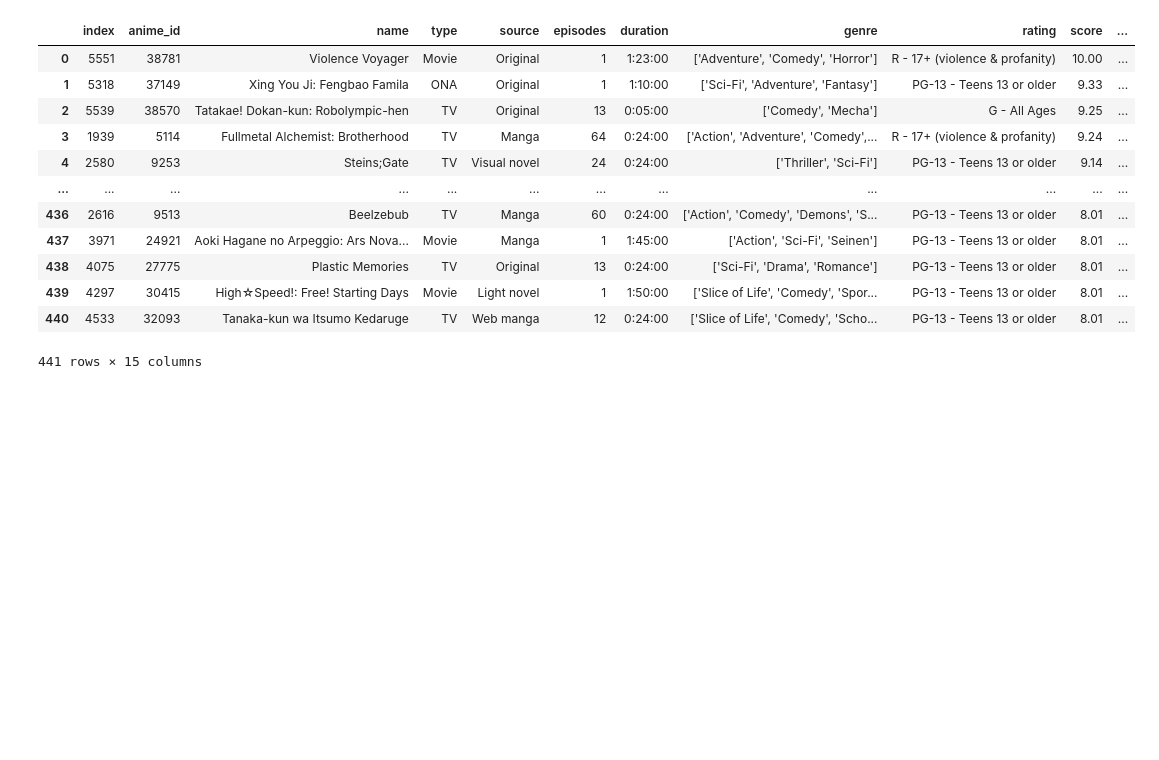
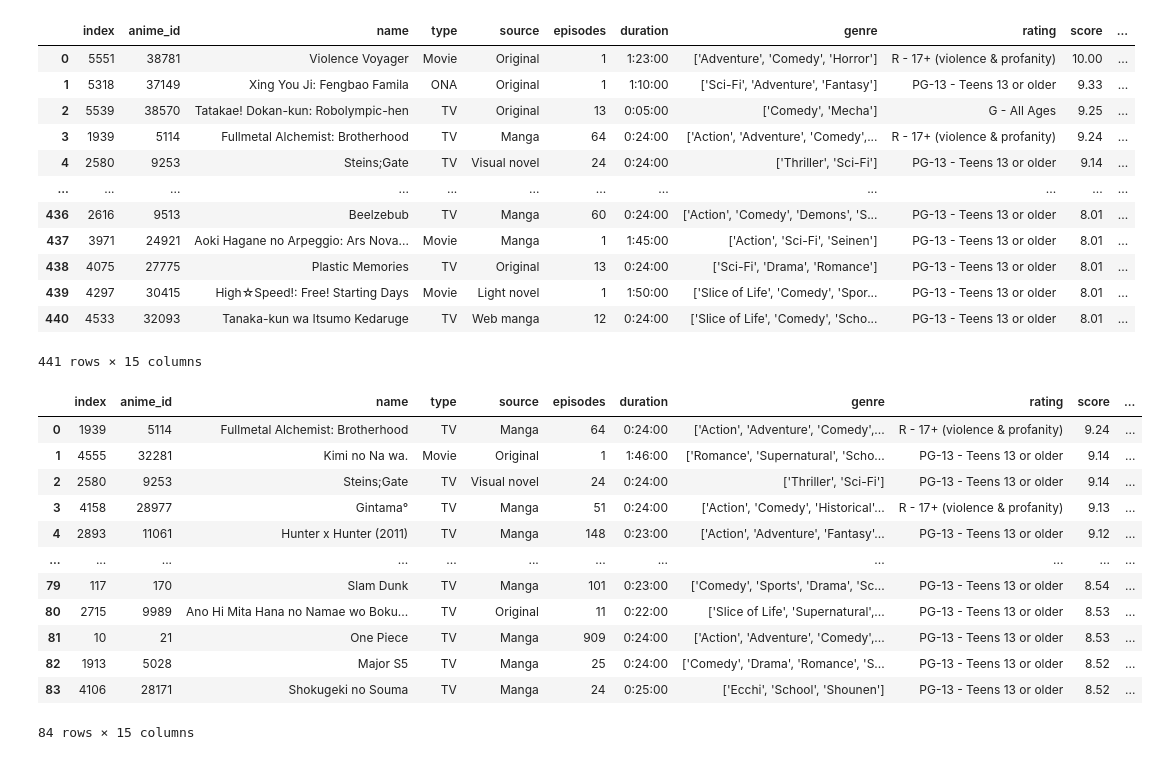
Before and after one commit to sdman135/DataBase-building-and-SQL-query-practice, a Jupyter notebook: Sqlite3.ipynb, the cells around one changed output. Drawn from its saved outputs; the diff is of its cells as text; code cells hidden in the pictures; blank space fills up the shorter version.

```diff
--- a/Sqlite3.ipynb
+++ b/Sqlite3.ipynb
@@ -224,3 +228,22 @@ df_score_greater_then_8
 | 439 | 4297 | 30415 | High☆Speed!: Free! Starting Days | Movie | Light novel | 1 | 1:50:00 | ['Slice of Life', 'Comedy', 'Spor... | PG-13 - Teens 13 or older | 8.01 | ... |
 | 440 | 4533 | 32093 | Tanaka-kun wa Itsumo Kedaruge | TV | Web manga | 12 | 0:24:00 | ['Slice of Life', 'Comedy', 'Scho... | PG-13 - Teens 13 or older | 8.01 | ... |
 441 rows × 15 columns
+# %%
+df_rank_less_then_100 = pd.read_sql_query("Select * from Anime where rank<100 order by rank asc;", conn)
+
+
+df_rank_less_then_100
+# %% [output]
+|  | index | anime_id | name | type | source | episodes | duration | genre | rating | score | ... |
+| 0 | 1939 | 5114 | Fullmetal Alchemist: Brotherhood | TV | Manga | 64 | 0:24:00 | ['Action', 'Adventure', 'Comedy',... | R - 17+ (violence & profanity) | 9.24 | ... |
+| 1 | 4555 | 32281 | Kimi no Na wa. | Movie | Original | 1 | 1:46:00 | ['Romance', 'Supernatural', 'Scho... | PG-13 - Teens 13 or older | 9.14 | ... |
+| 2 | 2580 | 9253 | Steins;Gate | TV | Visual novel | 24 | 0:24:00 | ['Thriller', 'Sci-Fi'] | PG-13 - Teens 13 or older | 9.14 | ... |
+| 3 | 4158 | 28977 | Gintama° | TV | Manga | 51 | 0:24:00 | ['Action', 'Comedy', 'Historical'... | R - 17+ (violence & profanity) | 9.13 | ... |
+| 4 | 2893 | 11061 | Hunter x Hunter (2011) | TV | Manga | 148 | 0:23:00 | ['Action', 'Adventure', 'Fantasy'... | PG-13 - Teens 13 or older | 9.12 | ... |
+| ... | ... | ... | ... | ... | ... | ... | ... | ... | ... | ... | ... |
+| 79 | 117 | 170 | Slam Dunk | TV | Manga | 101 | 0:23:00 | ['Comedy', 'Sports', 'Drama', 'Sc... | PG-13 - Teens 13 or older | 8.54 | ... |
+| 80 | 2715 | 9989 | Ano Hi Mita Hana no Namae wo Boku... | TV | Original | 11 | 0:22:00 | ['Slice of Life', 'Supernatural',... | PG-13 - Teens 13 or older | 8.53 | ... |
+| 81 | 10 | 21 | One Piece | TV | Manga | 909 | 0:24:00 | ['Action', 'Adventure', 'Comedy',... | PG-13 - Teens 13 or older | 8.53 | ... |
+| 82 | 1913 | 5028 | Major S5 | TV | Manga | 25 | 0:24:00 | ['Comedy', 'Drama', 'Romance', 'S... | PG-13 - Teens 13 or older | 8.52 | ... |
+| 83 | 4106 | 28171 | Shokugeki no Souma | TV | Manga | 24 | 0:25:00 | ['Ecchi', 'School', 'Shounen'] | PG-13 - Teens 13 or older | 8.52 | ... |
+84 rows × 15 columns
```
Also changed, not shown: parts of 15 cells of this notebook.
